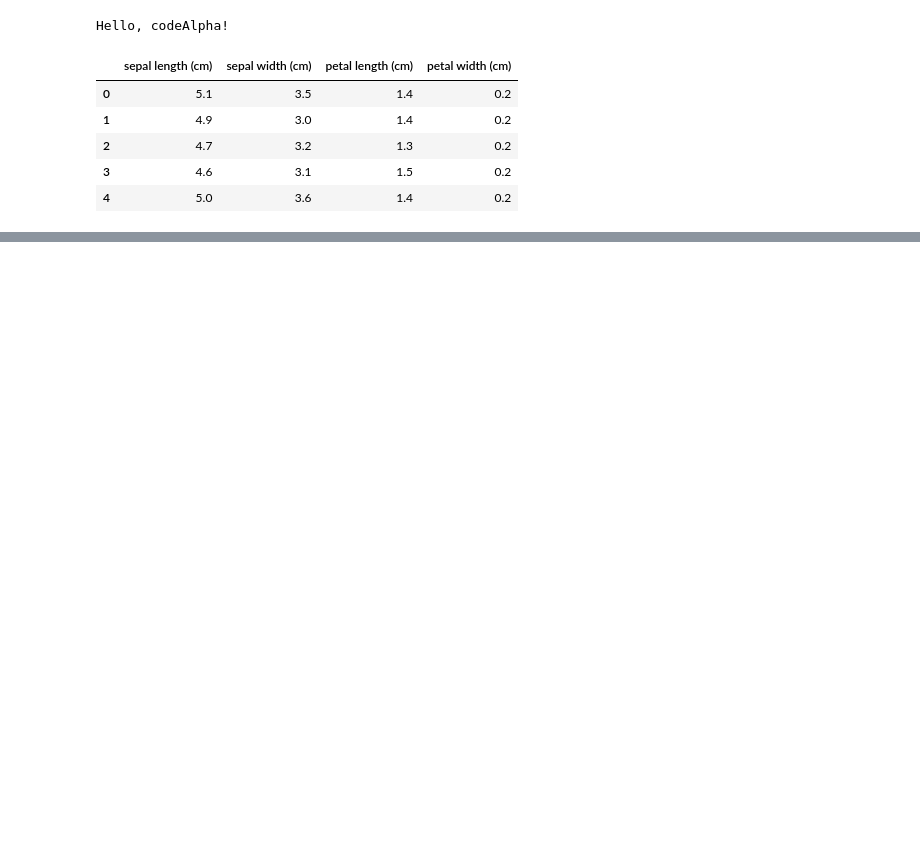
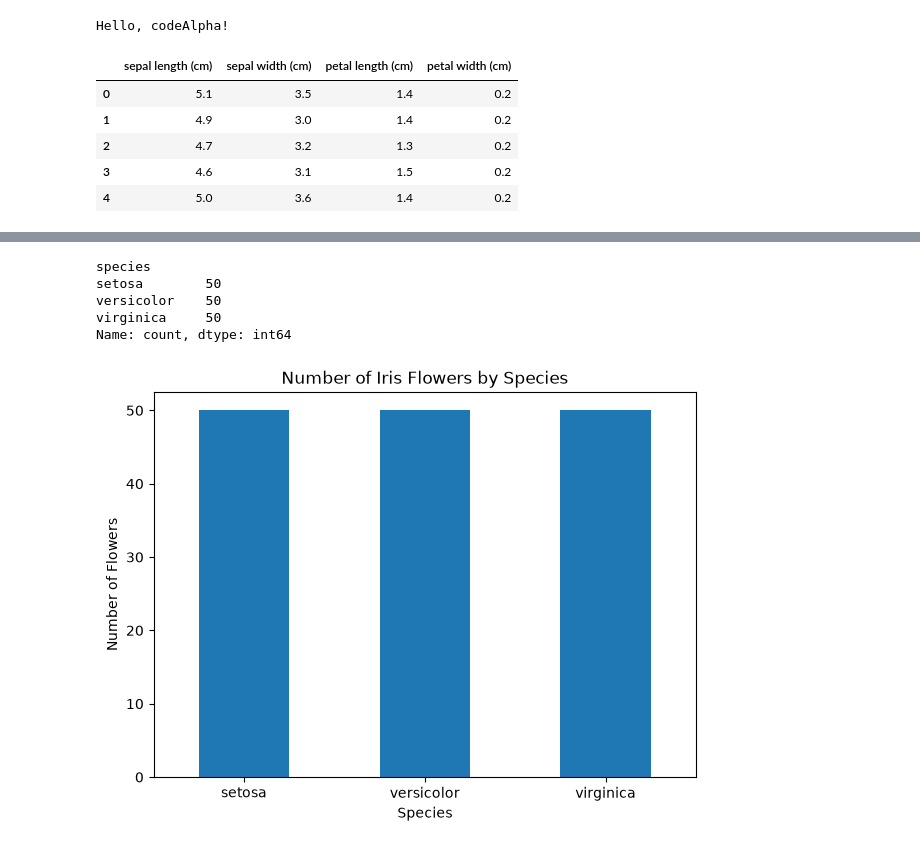
Before and after one commit to kirtika210/CodeAlpha_Iris_Classification, a Jupyter notebook: notebook/iris_classification.ipynb, the cells around one changed output, grey strips where cells are left out. Drawn from its saved outputs; the diff is of its cells as text; code cells hidden in the pictures; blank space fills up the shorter version.

```diff
--- a/notebook/iris_classification.ipynb
+++ b/notebook/iris_classification.ipynb
@@ -24,3 +24,16 @@ df.head()
 | 2 | 4.7 | 3.2 | 1.3 | 0.2 |
 | 3 | 4.6 | 3.1 | 1.5 | 0.2 |
 | 4 | 5.0 | 3.6 | 1.4 | 0.2 |
+# %%
+# Add target number
+df["target"] = iris.target
+
+# Add flower species names
+df["species"] = df["target"].map({
+    0: "setosa",
+    1: "versicolor",
+    2: "virginica"
+})
+
+# Display first 5 rows
+df.head()
@@ -26,0 +65,23 @@ df.head()
+# %%
+# Count the number of flowers in each species
+print(df["species"].value_counts())
+# %% [output]
+species
+setosa        50
+versicolor    50
+virginica     50
+Name: count, dtype: int64
+# %%
+# Visualize the number of flowers in each species
+df["species"].value_counts().plot(
+    kind="bar",
+    figsize=(7, 5)
+)
+
+plt.title("Number of Iris Flowers by Species")
+plt.xlabel("Species")
+plt.ylabel("Number of Flowers")
+plt.xticks(rotation=0)
+plt.show()
+# %% [output]
+[figure, added]
```
Also changed, not shown: parts of 15 cells of this notebook.
